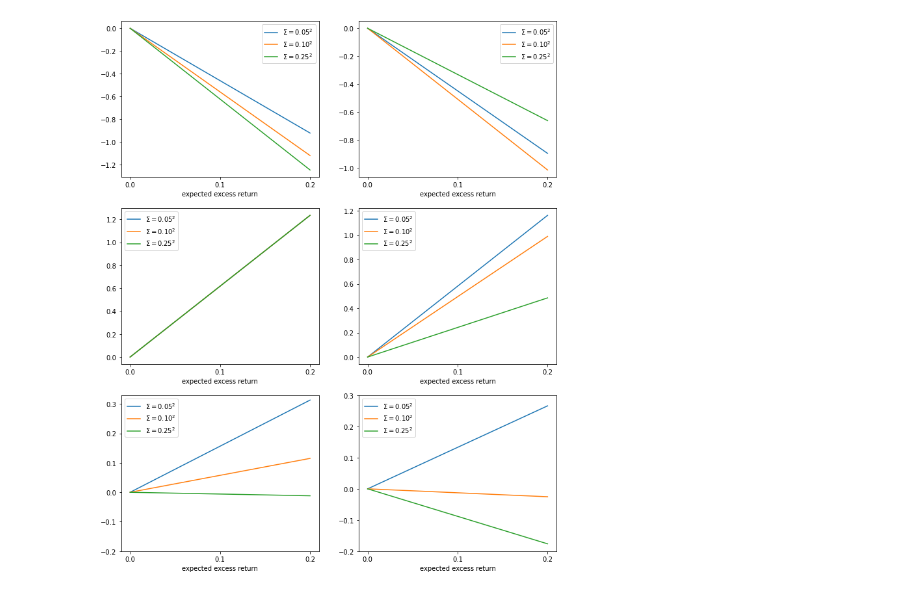
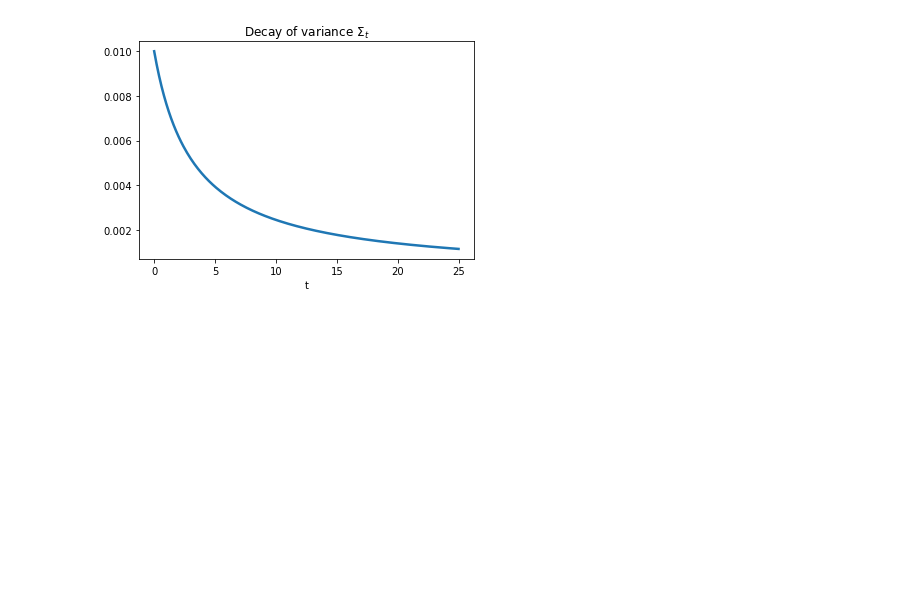
Before and after one commit to lphansen/PortfolioChoice, a Jupyter notebook: PortfolioSolution.ipynb, the cells around one changed output. Drawn from its saved outputs; the diff is of its cells as text; code cells hidden in the pictures; blank space fills up the shorter version.

```diff
--- a/PortfolioSolution.ipynb
+++ b/PortfolioSolution.ipynb
@@ -16,7 +83,12 @@ $$
 # %%
 import numpy as np
 from numba import njit
+import matplotlib as mpl
 import matplotlib.pyplot as plt
+import pandas as pd
+mpl.rcParams["lines.linewidth"] = 2.5
+mpl.rcParams["legend.frameon"] = True
+mpl.rcParams["legend.framealpha"] = 0.5
 # %%
 Σ0 = 0.1**2
 B_y = 0.18
@@ -24,8 +96,8 @@ B_y = 0.18
 α = 0
 δ = 0.01
 r = 0.02
-T = 100_000
-dt = 1
+T = 25
+dt = 0.1
 # %%
 time = np.arange(0, T+dt, dt)
 Σt = B_y**2 * Σ0 / (time * Σ0 + B_y**2)
@@ -423,47 +104,7 @@ plt.tight_layout()
-# %%
-fig, axes = plt.subplots(3,2, figsize=(12, 15))
-
-# DF
-## hedging
-axes[0,0].plot(excess, hegding_two(excess, K2l[0], args=(0.05**2, B_y, γ, α, δ, r)))
-axes[0,0].plot(excess, hegding_two(excess, K2[0], args=(Σt[0], B_y, γ, α, δ, r)))
-axes[0,0].plot(excess, hegding_two(excess, K2h[0], args=(0.25**2, B_y, γ, α, δ, r)))
-## myopic
-axes[1,0].plot(excess, myopic_two(excess, args=(0.05**2, B_y, γ, α, δ, r)))
-axes[1,0].plot(excess, myopic_two(excess, args=(Σt[0], B_y, γ, α, δ, r)))
-axes[1,0].plot(excess, myopic_two(excess, args=(0.25**2, B_y, γ, α, δ, r)))
-## total
-axes[2,0].plot(excess, myopic_two(excess, args=(0.05**2, B_y, γ, α, δ, r))
-               + hegding_two(excess, K2l[0], args=(0.05**2, B_y, γ, α, δ, r)))
-axes[2,0].plot(excess, myopic_two(excess, args=(Σt[0], B_y, γ, α, δ, r))
-               + hegding_two(excess, K2[0], args=(Σt[0], B_y, γ, α, δ, r)))
-axes[2,0].plot(excess, myopic_two(excess, args=(0.25**2, B_y, γ, α, δ, r))
-               + hegding_two(excess, K2h[0], args=(0.25**2, B_y, γ, α, δ, r)))
-axes[2,0].set_yticks([-0.2, -0.1, 0, 0.1, 0.2, 0.3])
-
-# ambiguity
-## hedging
-axes[0,1].plot(excess, hegding_two(excess, K24l[0], args=(0.05**2, B_y, γ, 4., δ, r)))
-axes[0,1].plot(excess, hegding_two(excess, K24[0], args=(Σt[0], B_y, γ, 4., δ, r)))
-axes[0,1].plot(excess, hegding_two(excess, K24h[0], args=(0.25**2, B_y, γ, 4., δ, r)))
-## myopic
-axes[1,1].plot(excess, myopic_two(excess, args=(0.05**2, B_y, γ, 4., δ, r)))
-axes[1,1].plot(excess, myopic_two(excess, args=(Σt[0], B_y, γ, 4., δ, r)))
-axes[1,1].plot(excess, myopic_two(excess, args=(0.25**2, B_y, γ, 4., δ, r)))
-## total
-axes[2,1].plot(excess, myopic_two(excess, args=(0.05**2, B_y, γ, 4., δ, r))
-               + hegding_two(excess, K24l[0], args=(0.05**2, B_y, γ, 4., δ, r)))
-axes[2,1].plot(excess, myopic_two(excess, args=(Σt[0], B_y, γ, 4., δ, r))
-               + hegding_two(excess, K24[0], args=(Σt[0], B_y, γ, 4., δ, r)))
-axes[2,1].plot(excess, myopic_two(excess, args=(0.25**2, B_y, γ, 4., δ, r))
-               + hegding_two(excess, K24h[0], args=(0.25**2, B_y, γ, 4., δ, r)))
-axes[2,1].set_yticks([-0.2, -0.1, 0, 0.1, 0.2, 0.3])
-
-
-for i in range(axes.shape[0]):
-    for j in range(axes.shape[1]):
-        axes[i,j].set_xlabel("expected excess return")
-        axes[i,j].set_xticks([0,0.1,0.2])
-        axes[i,j].legend(["$\\Sigma=0.05^2$", "$\\Sigma=0.10^2$","$\\Sigma=0.25^2$",])
-# %% [output]
-[figure, removed]
+# %%
+plt.plot(time, Σt)
+plt.title("Decay of variance $\Sigma_t$")
+plt.xlabel("t")
+plt.show()
+# %% [output]
+[figure, added]
```
Also changed, not shown: parts of 58 cells of this notebook.
